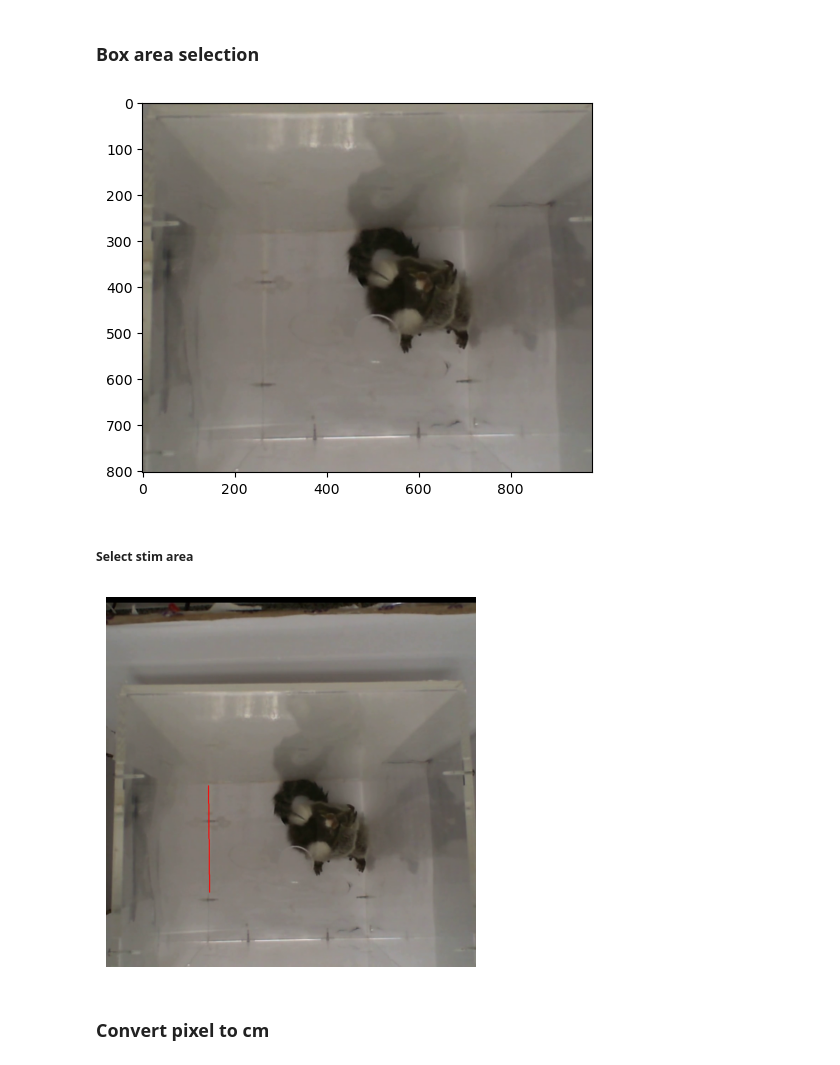
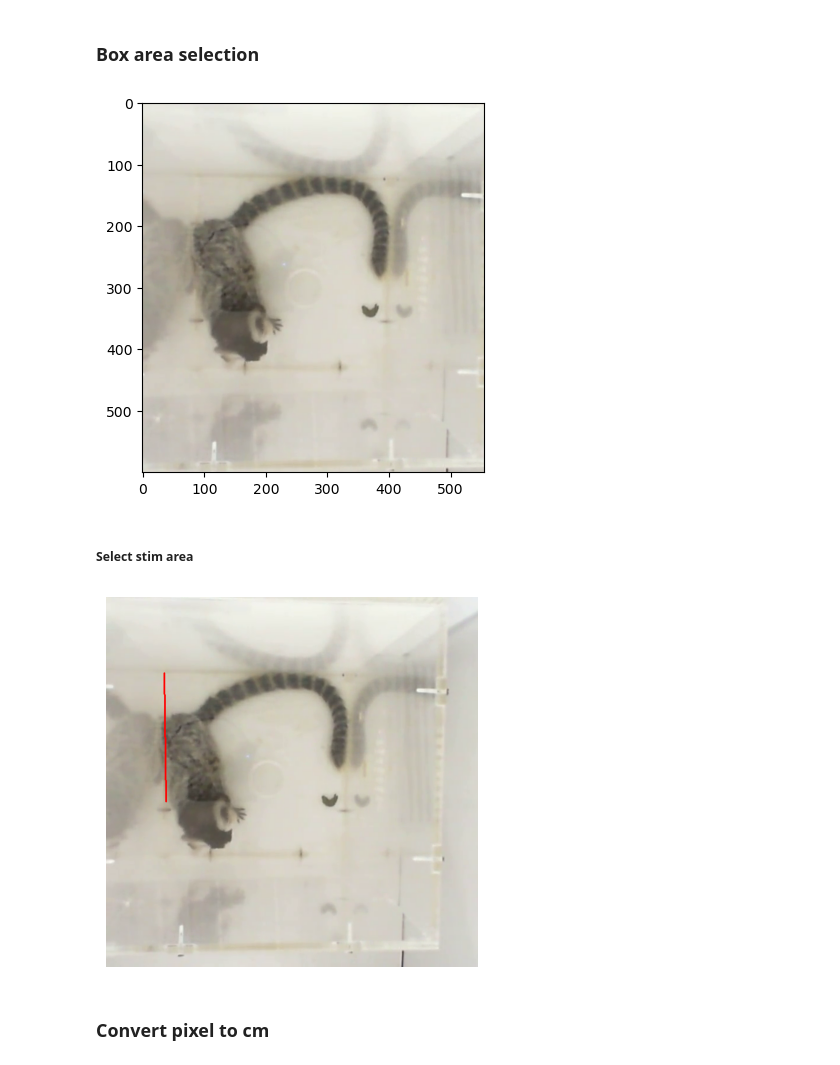
Before and after one commit to gabirochac/marmotrack, a Jupyter notebook: low_level_functions/tracking.ipynb, the cells around one changed output. Saved outputs shown, nothing was run; the diff lists cells and outputs as text; code cells hidden in the pictures.

```diff
--- a/low_level_functions/tracking.ipynb
+++ b/low_level_functions/tracking.ipynb
@@ -20,13 +20,13 @@ from datetime import datetime
 # %% [markdown]
 ### Creating datapaths
 # %%
-path= r"G:\Meu Drive\Meu projeto\csv_analise\top\neutro\Fiona_Obj.Neutro(lata)_11_06_25DLC_Resnet50_top_viewMay29shuffle1_snapshot_110.csv"
+path= r"G:\Meu Drive\Meu projeto\csv_analise\top\neutro\Fiona_d17_teste_door(object2)_1DLC_Resnet50_top_viewMay29shuffle1_snapshot_110.csv"
 df = pd.read_csv(path, header=[1, 2])
 
-video_path = r"G:\Meu Drive\Meu projeto\csv_analise\top\neutro\Fiona_Obj.Neutro(lata)_11_06_25_1.mp4"
+video_path = r"G:\Meu Drive\Meu projeto\csv_analise\top\neutro\Fiona_d17_teste_door(object2)_1.mp4"
 cap = cv2.VideoCapture(video_path)
 
-stim_timestamps = r"G:\Meu Drive\Meu projeto\csv_analise\top\neutro\Fiona_Obj.Neutro(lata)_11_06_25_stim_ON_OFF_timestamps.xls - Fiona_Obj.Neutro(lata)_11_06_25_stim_ON_OFF_timestamps.xls.csv"
+stim_timestamps = r"G:\Meu Drive\Meu projeto\csv_analise\top\neutro\Fiona_d17_teste_door(object2)_stim_ON_OFF_timestamps.csv"
 stim_df = pd.read_csv(stim_timestamps, header=[0])
 # %% [markdown]
 ### Dataframe segmentation
@@ -93,38 +93,38 @@ cap.set(cv2.CAP_PROP_POS_FRAMES, chosenFrameIdx)
 res, chosenFrame = cap.read()
 
 original_height, original_width, _ = chosenFrame.shape
-display_max_width = 700
+display_max_width = 600
 ratio = display_max_width / original_width
 display_height = int(original_height * ratio)
 
 frame_for_selection = cv2.resize(chosenFrame, (display_max_width, display_height))
 
 roi_small = cv2.selectROI('Select the arena, then press space and enter', frame_for_selection)
 
 x_scale = original_width / display_max_width
 y_scale = original_height / display_height
 
 roi_original_scale = (
     int(roi_small[0] * x_scale),
     int(roi_small[1] * y_scale),
     int(roi_small[2] * x_scale),
     int(roi_small[3] * y_scale)
 )
 
 roi_cropped = chosenFrame[int(roi_original_scale[1]):int(roi_original_scale[1]+roi_original_scale[3]), int(roi_original_scale[0]):int(roi_original_scale[0]+roi_original_scale[2])]
 plt.imshow(cv2.cvtColor(roi_cropped, cv2.COLOR_BGR2RGB))
 plt.show()
 
 cv2.waitKey(0)
 cv2.destroyAllWindows()
 
 arenaSide = (roi_original_scale[2] + roi_original_scale[3]) / 2
 xThresholdLeft = roi_original_scale[0]
 xThresholdRight = roi_original_scale[0] + arenaSide
 yThresholdUp = roi_original_scale[1]
 yThresholdDown = roi_original_scale[1] + arenaSide
 # %% [output]
-[figure, old version]
+[figure, new version]
 # %% [markdown]
 ##### Select stim area
 # %%
@@ -154,7 +154,7 @@ plt.imshow(cv2.cvtColor(frame_with_line, cv2.COLOR_BGR2RGB))
 plt.axis('off')
 plt.show()
 # %% [output]
-[figure, old version]
+[figure, new version]
 # %% [markdown]
 ### Convert pixel to cm
 # %%
```
Also changed, not shown: parts of 17 cells of this notebook, 25 other files.
